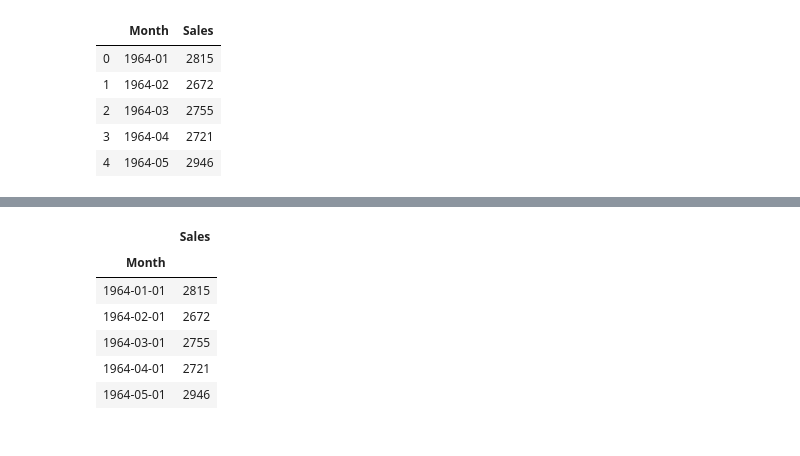
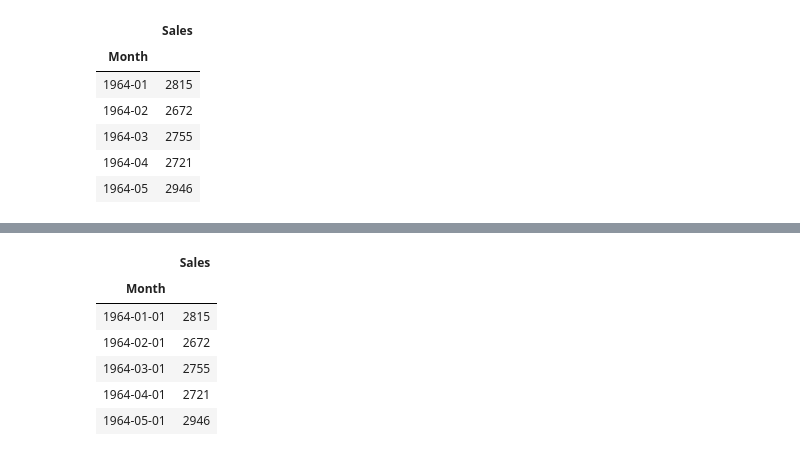
Before and after one commit to andiosika/timeseries, a Jupyter notebook: Champagne_TS.ipynb, the cells around one changed output, grey strips where cells are left out. Cells and saved outputs as stored; diff of their text form; code cells hidden in the pictures.

```diff
--- a/Champagne_TS.ipynb
+++ b/Champagne_TS.ipynb
@@ -1,16 +1,17 @@
 # %%
 #importing libraries and dataset
 import pandas as pd
 import requests
 import io
 
-df = pd.read_csv("https://raw.githubusercontent.com/jbrownlee/Datasets/master/monthly_champagne_sales.csv")
+df = pd.read_csv("https://raw.githubusercontent.com/jbrownlee/Datasets/master/monthly_champagne_sales.csv", index_col='Month')
 
 df.head()
 # %% [output]
-|  | Month | Sales |
-| 0 | 1964-01 | 2815 |
-| 1 | 1964-02 | 2672 |
-| 2 | 1964-03 | 2755 |
-| 3 | 1964-04 | 2721 |
-| 4 | 1964-05 | 2946 |
+|  | Sales |
+| Month |  |
+| 1964-01 | 2815 |
+| 1964-02 | 2672 |
+| 1964-03 | 2755 |
+| 1964-04 | 2721 |
+| 1964-05 | 2946 |
```
Also changed, not shown: parts of 47 cells of this notebook.
